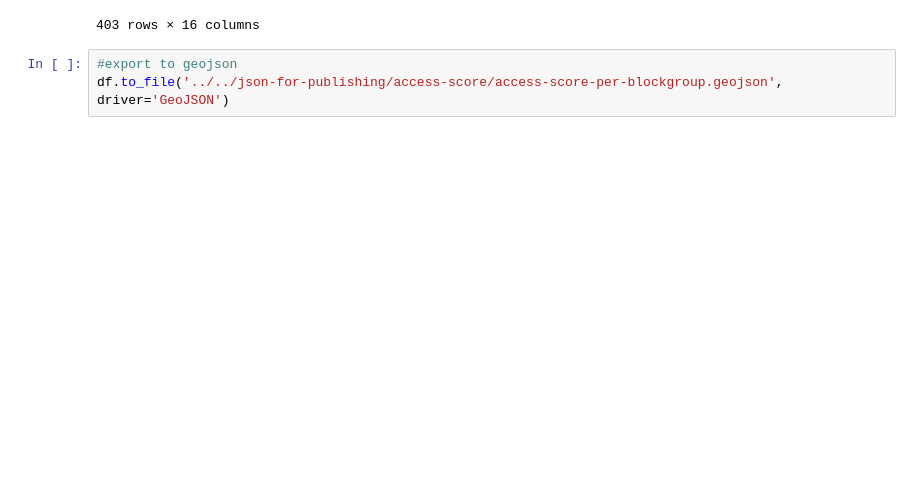
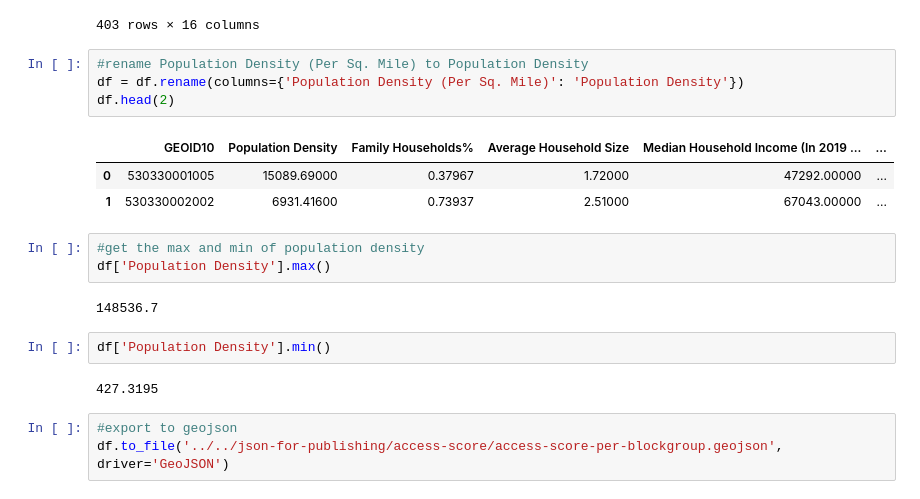
Before and after one commit to crescendochu/access-score, a Jupyter notebook: seattle/processing-notebooks/access-score/access-score-neighbourhood.ipynb, the cells around one changed output. Saved outputs shown, nothing was run; the diff lists cells and outputs as text; blank space fills up the shorter version.

```diff
--- a/seattle/processing-notebooks/access-score/access-score-neighbourhood.ipynb
+++ b/seattle/processing-notebooks/access-score/access-score-neighbourhood.ipynb
@@ -234,6 +234,23 @@ df
 | 401 | 530330118006 | 13174.33000 | 0.79474 | 3.62000 | 45341.00000 | ... |
 | 402 | 530330120001 | 6584.61600 | 0.41244 | 1.94000 | 84766.00000 | ... |
 403 rows × 16 columns
+# %%
+#rename Population Density (Per Sq. Mile) to Population Density
+df = df.rename(columns={'Population Density (Per Sq. Mile)': 'Population Density'})
+df.head(2)
+# %% [output]
+|  | GEOID10 | Population Density | Family Households% | Average Household Size | Median Household Income (In 2019 ... | ... |
+| 0 | 530330001005 | 15089.69000 | 0.37967 | 1.72000 | 47292.00000 | ... |
+| 1 | 530330002002 | 6931.41600 | 0.73937 | 2.51000 | 67043.00000 | ... |
+# %%
+#get the max and min of population density
+df['Population Density'].max()
+# %% [output]
+148536.7
+# %%
+df['Population Density'].min()
+# %% [output]
+427.3195
 # %%
 #export to geojson
 df.to_file('../../json-for-publishing/access-score/access-score-per-blockgroup.geojson', driver='GeoJSON')
```
